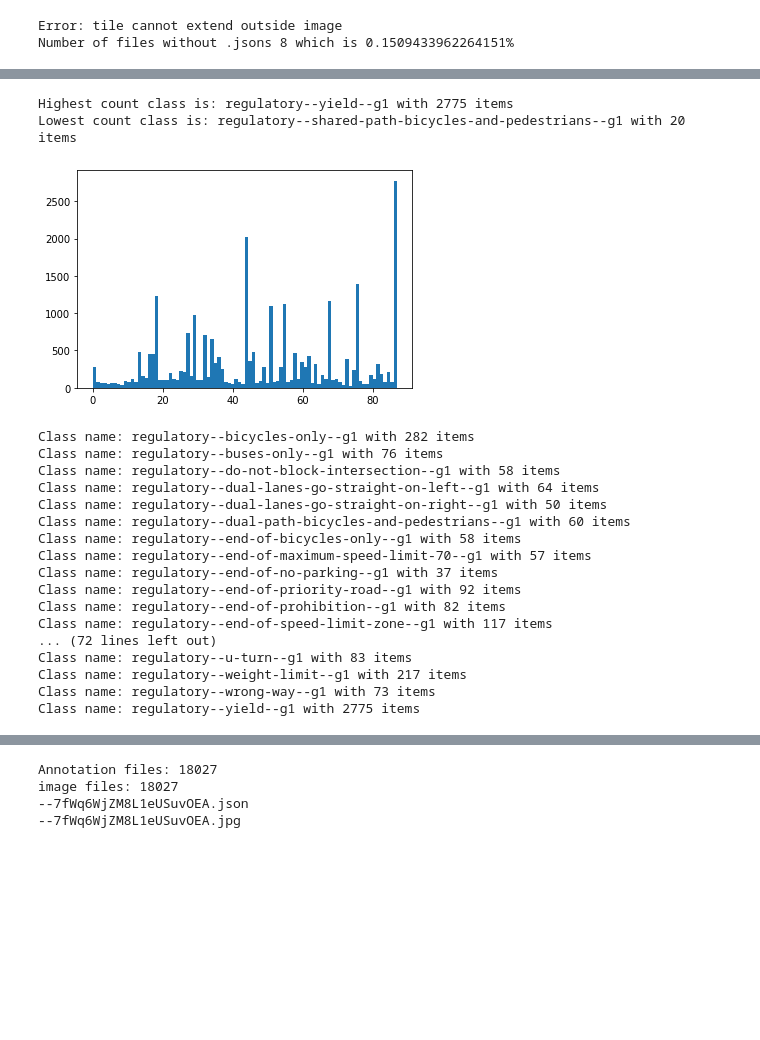
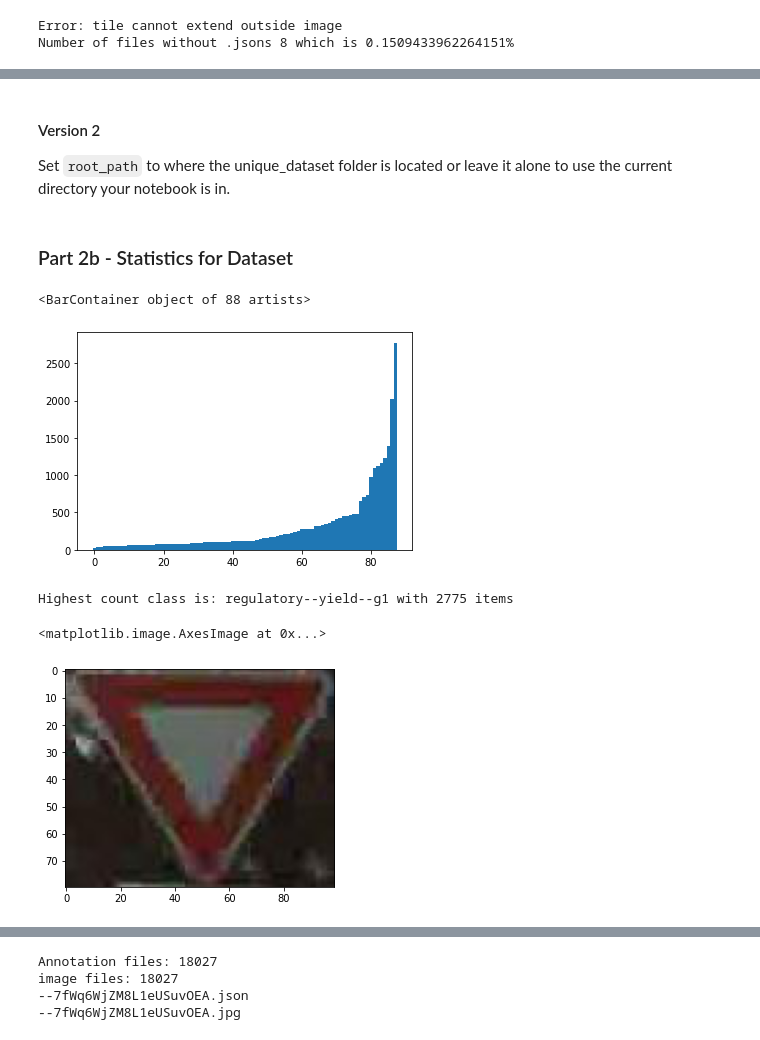
Before and after one commit to carsonljc/APS360-Project, a Jupyter notebook: project.ipynb, the cells around one changed output, grey strips where cells are left out. Drawn from its saved outputs; the diff is of its cells as text; code cells hidden in the pictures; blank space fills up the shorter version.

Commit message:
Added additional documentation and cleaned up dataset analysis section

```diff
--- a/project.ipynb
+++ b/project.ipynb
@@ -51,52 +90,42 @@ Number of files without .jsons 8 which is 0.1509433962264151%
+# %% [markdown]
+#### Version 2
+Set `root_path` to where the unique_dataset folder is located or leave it alone to use the current directory your notebook is in.
+# %%
+root_path = "."
+# %% [markdown]
+### Part 2b - Statistics for Dataset
 # %%
 # plot histogram of all classes in cropped dataset
 import matplotlib.pyplot as plt
-import os, os.path
+import os
 
-dataset_folder = 'C:\\jeremy\\Assignments\\APS360\\Project\\unique_dataset\\regulatory'
+dataset_folder = os.path.join(root_path, "unique_dataset/regulatory")
 reg_classes = os.listdir(dataset_folder)
-items = []
-highest = None
-highest_count = 0
-lowest = None
-lowest_count = 1e10
-for i,class_dir in enumerate(reg_classes):
-    fl = dataset_folder+'\\'+class_dir
-    if len(os.listdir(fl)) > highest_count:
-        highest = class_dir
-        highest_count = len(os.listdir(fl))
-    if len(os.listdir(fl)) < lowest_count:
-        lowest = class_dir
-        lowest_count = len(os.listdir(fl))
+
+class_counts = {}
+class_samples = {}
+
+for i, class_dir in enumerate(reg_classes):
+    fl = os.path.join(dataset_folder, class_dir)
+    fl_size = len(os.listdir(fl))
+
+    class_counts[class_dir] = fl_size
+
     for fi in os.listdir(fl):
-        items.append(i)
-plt.hist(items,bins=len(reg_classes))
-print("Highest count class is: {} with {} items".format(highest,highest_count))
-print("Lowest count class is: {} with {} items".format(lowest,lowest_count))
+        class_samples[class_dir] = os.path.join(fl, fi)
+        break
+
+max_class = max(class_counts, key=class_counts.get)
+min_class = min(class_counts, key=class_counts.get)
+
+plt.bar(range(len(class_counts)), sorted(class_counts.values()), 1)
 # %% [output]
-Highest count class is: regulatory--yield--g1 with 2775 items
-Lowest count class is: regulatory--shared-path-bicycles-and-pedestrians--g1 with 20 items
+<BarContainer object of 88 artists>
-[figure, old version]
+[figure, new version]
-# %%
-# check all the classes count
-for i,class_dir in enumerate(reg_classes):
-    fl = dataset_folder+'\\'+class_dir
-    print("Class name: {} with {} items".format(class_dir,len(os.listdir(fl))))
-# %% [output]
-Class name: regulatory--bicycles-only--g1 with 282 items
-Class name: regulatory--buses-only--g1 with 76 items
-Class name: regulatory--do-not-block-intersection--g1 with 58 items
-Class name: regulatory--dual-lanes-go-straight-on-left--g1 with 64 items
-Class name: regulatory--dual-lanes-go-straight-on-right--g1 with 50 items
-Class name: regulatory--dual-path-bicycles-and-pedestrians--g1 with 60 items
-Class name: regulatory--end-of-bicycles-only--g1 with 58 items
-Class name: regulatory--end-of-maximum-speed-limit-70--g1 with 57 items
-Class name: regulatory--end-of-no-parking--g1 with 37 items
-Class name: regulatory--end-of-priority-road--g1 with 92 items
-Class name: regulatory--end-of-prohibition--g1 with 82 items
-Class name: regulatory--end-of-speed-limit-zone--g1 with 117 items
-... (72 lines left out)
-Class name: regulatory--u-turn--g1 with 83 items
-Class name: regulatory--weight-limit--g1 with 217 items
-Class name: regulatory--wrong-way--g1 with 73 items
-Class name: regulatory--yield--g1 with 2775 items
+# %%
+print("Highest count class is: {} with {} items".format(max_class, class_counts[max_class]))
+plt.imshow(plt.imread(class_samples[max_class]))
+# %% [output]
+Highest count class is: regulatory--yield--g1 with 2775 items
+<matplotlib.image.AxesImage at 0x...>
+[figure, added]
```
Also changed, not shown: parts of 19 cells of this notebook.
